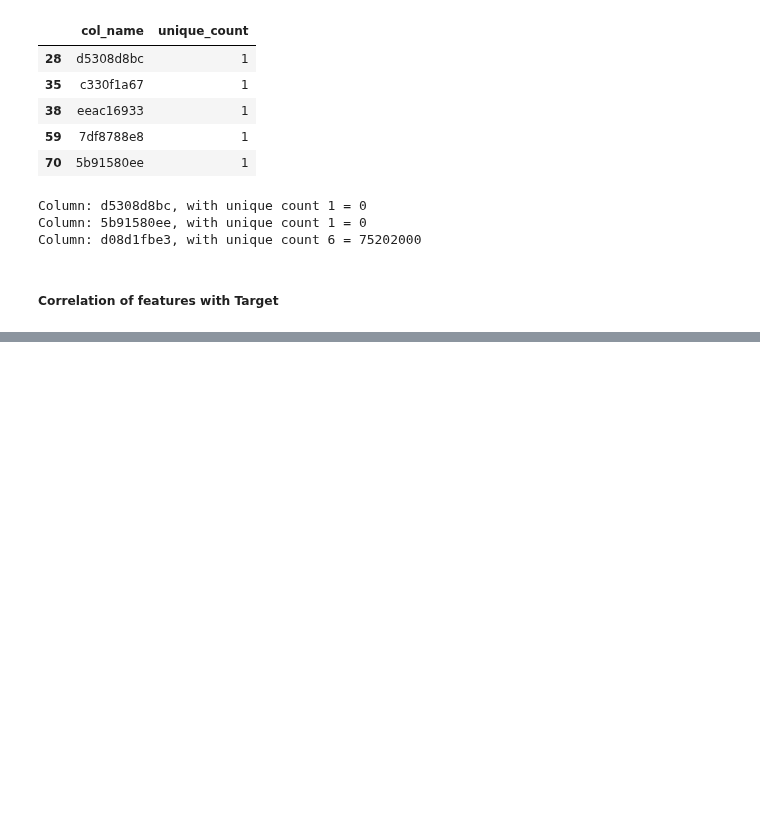
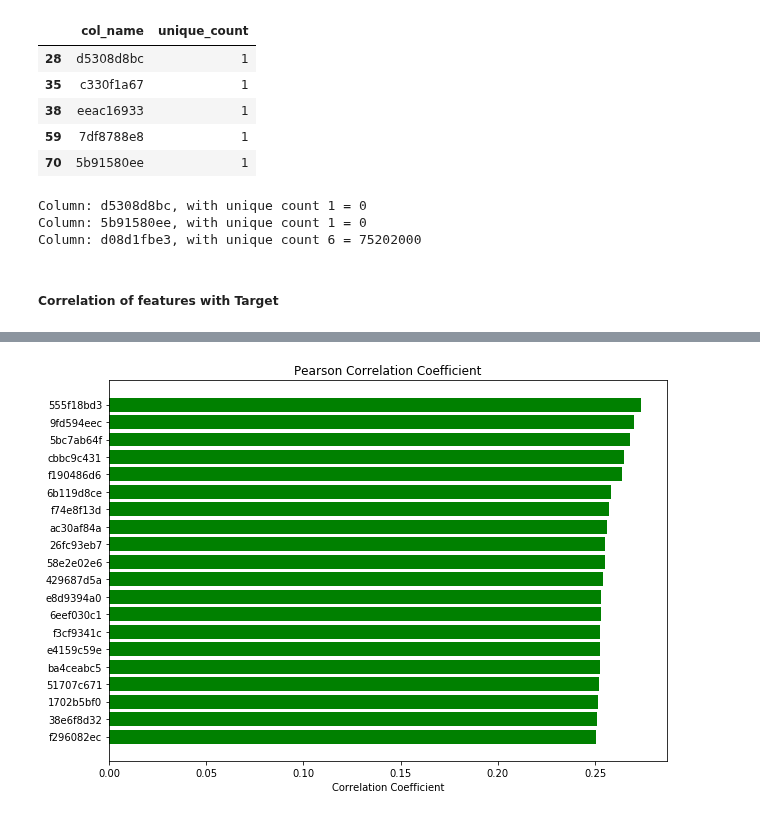
Before and after one commit to jpeterson28/DSCT_Capstone2, a Jupyter notebook: santander_value_prediction_code.ipynb, the cells around one changed output, grey strips where cells are left out. Cells and saved outputs as stored; diff of their text form; code cells hidden in the pictures; blank space fills up the shorter version.

```diff
--- a/santander_value_prediction_code.ipynb
+++ b/santander_value_prediction_code.ipynb
@@ -139,3 +135,7 @@ Column: 5b91580ee, with unique count 1 = 0
 Column: d08d1fbe3, with unique count 6 = 75202000
 # %% [markdown]
 ##### Correlation of features with Target
+# %%
+# drop the 256 columns and
+train_df_1 = train_df.drop(constant_col_df.col_name.tolist(), axis=1)
+train_df_1.shape
@@ -141,0 +144,4 @@ Column: d08d1fbe3, with unique count 6 = 75202000
+# %%
+# create correlation df
+train_df_corr = train_df_1.drop('ID', axis=1)
+train_df_corr.head()
@@ -141,0 +160,24 @@ Column: d08d1fbe3, with unique count 6 = 75202000
+# %%
+# pearson correlation coefficients
+labels = []
+values = []
+for col in train_df_corr.columns:
+    if col not in ['target']:
+        labels.append(col)
+        values.append(pearsonr(train_df_corr[col].values, train_df_corr['target'].values)[0])
+train_df_corr_pear = pd.DataFrame({'column_labels':labels, 'corr_values':values})
+train_df_corr_pear = train_df_corr_pear.sort_values(by='corr_values')
+train_df_corr_pear = train_df_corr_pear[(train_df_corr_pear['corr_values']>0.25) | (train_df_corr_pear['corr_values']<-0.25)]
+# %%
+# plot the coefficients pearson
+ind = np.arange(train_df_corr_pear.shape[0])
+width = 0.9
+fig, ax = plt.subplots(figsize=(10,7))
+rects = ax.barh(ind, np.array(train_df_corr_pear.corr_values.values), color='green')
+ax.set_yticks(ind)
+ax.set_yticklabels(train_df_corr_pear.column_labels.values, rotation='horizontal')
+ax.set_xlabel("Correlation Coefficient")
+ax.set_title("Pearson Correlation Coefficient")
+plt.show()
+# %% [output]
+[figure, added]
```
Also changed, not shown: parts of 17 cells of this notebook.
